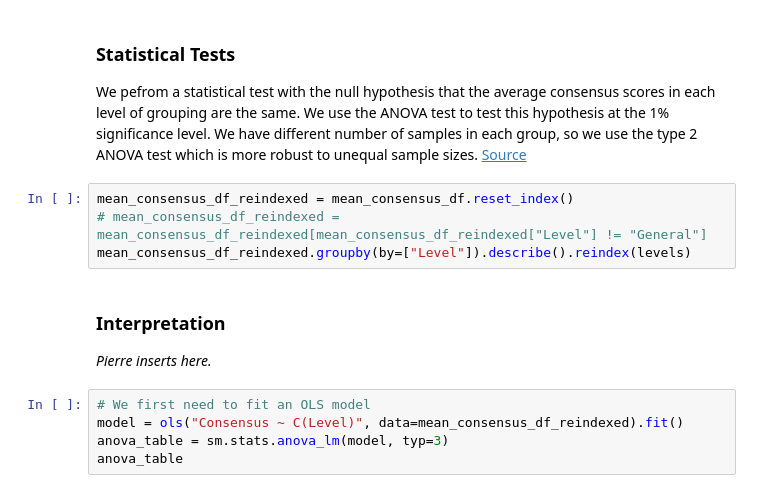
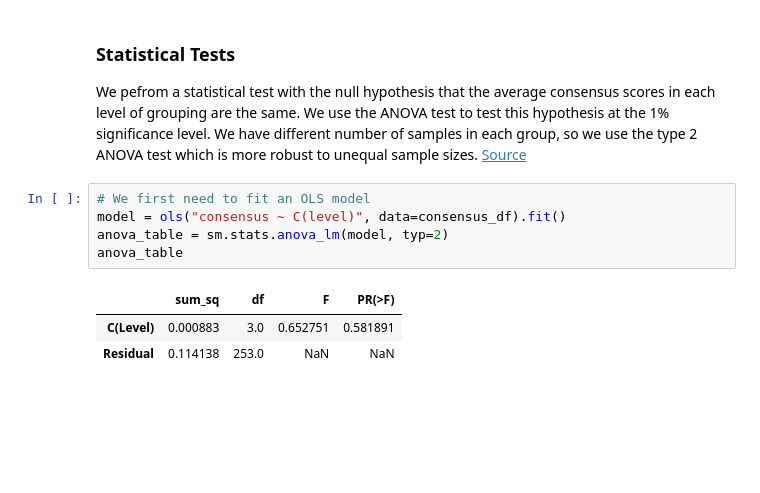
Before and after one commit to epfl-ada/ada-2023-project-blackada, a Jupyter notebook: main.ipynb, the cells around one changed output. Cells and saved outputs as stored; diff of their text form; blank space fills up the shorter version.

```diff
--- a/main.ipynb
+++ b/main.ipynb
@@ -955,19 +1042,15 @@ print(f"✅ Plotted distribution of mean consensus scores in groups of levels.")
 ### Statistical Tests
 
 We pefrom a statistical test with the null hypothesis that the average consensus scores in each level of grouping are the same. We use the ANOVA test to test this hypothesis at the 1% significance level. We have different number of samples in each group, so we use the type 2 ANOVA test which is more robust to unequal sample sizes. [Source](https://www.r-bloggers.com/2011/03/anova-%e2%80%93-type-iiiiii-ss-explained/)
-# %%
-mean_consensus_df_reindexed = mean_consensus_df.reset_index()
-# mean_consensus_df_reindexed = mean_consensus_df_reindexed[mean_consensus_df_reindexed["Level"] != "General"]
-mean_consensus_df_reindexed.groupby(by=["Level"]).describe().reindex(levels)
-# %% [markdown]
-### Interpretation
-
-*Pierre inserts here.*
 # %%
 # We first need to fit an OLS model
-model = ols("Consensus ~ C(Level)", data=mean_consensus_df_reindexed).fit()
-anova_table = sm.stats.anova_lm(model, typ=3)
+model = ols("consensus ~ C(level)", data=consensus_df).fit()
+anova_table = sm.stats.anova_lm(model, typ=2)
 anova_table
+# %% [output]
+|  | sum_sq | df | F | PR(>F) |
+| C(Level) | 0.000883 | 3.0 | 0.652751 | 0.581891 |
+| Residual | 0.114138 | 253.0 | NaN | NaN |
 # %%
 print(
     f"The test statistic is {anova_table.iloc[0]['F']:.2f} and the p-value is {anova_table.iloc[0]['PR(>F)']:.2f}."
```
Also changed, not shown: parts of 64 cells of this notebook, 4 other files.
